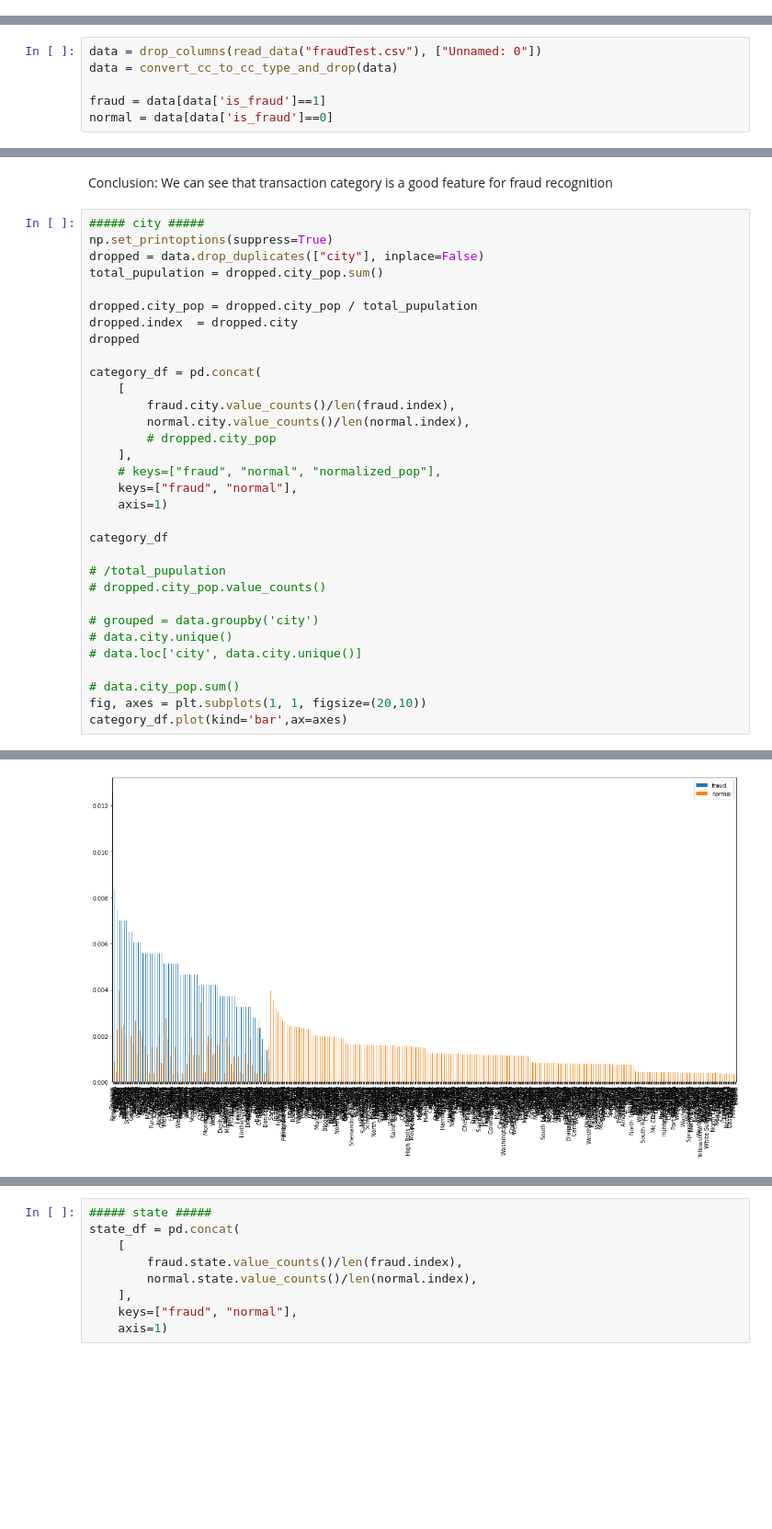
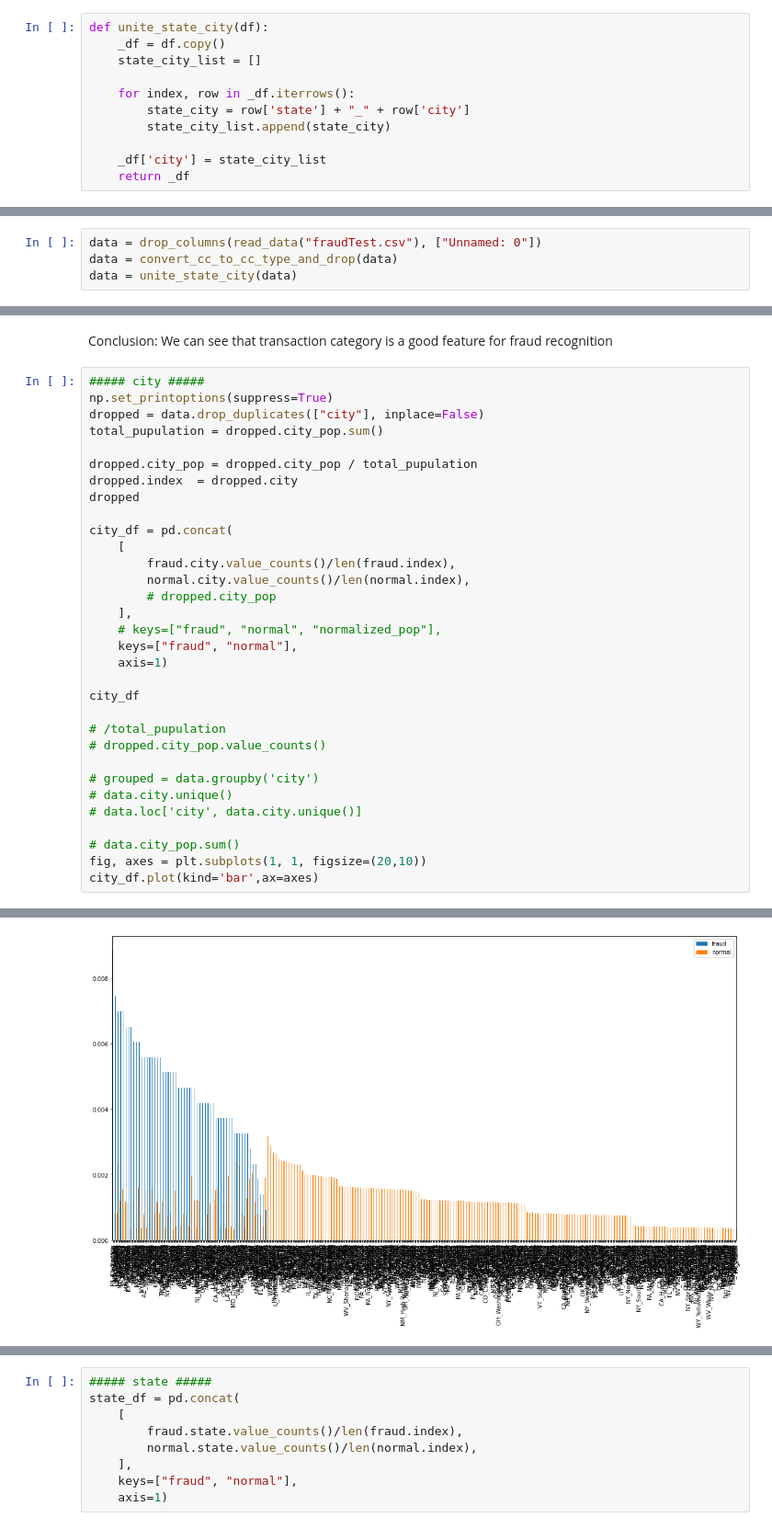
Before and after one commit to sashaaKr/master-of-science, a Jupyter notebook: semester_2/Advanced_Topics_in_Machine_Learning/assignment_2/Advanced Machine Learning - HW #2.ipynb, the cells around one changed output, grey strips where cells are left out. Shown at 92% size. Saved outputs shown, nothing was run; the diff lists cells and outputs as text; blank space fills up the shorter version.

Commit message:
target, plot, remember install for target

```diff
--- a/semester_2/Advanced_Topics_in_Machine_Learning/assignment_2/Advanced Machine Learning - HW #2.ipynb
+++ b/semester_2/Advanced_Topics_in_Machine_Learning/assignment_2/Advanced Machine Learning - HW #2.ipynb
@@ -286,12 +290,21 @@ def is_diners_club_carte_international(cc_number):
 convert_cc_to_cc_type(df_test).cc_type.value_counts()
 df_test
 # convert_to_categorical_trans_date_and_drop(df_test).columns
+# %%
+def unite_state_city(df):
+    _df = df.copy()
+    state_city_list = []
+
+    for index, row in _df.iterrows():
+        state_city = row['state'] + "_" + row['city']
+        state_city_list.append(state_city)
+
+    _df['city'] = state_city_list
+    return _df
 # %% [markdown]
 ## Task 1 Identify Features
 Assemble a dataset consisting of features and target (for example in a dataframe or in two arrays X and y). What features are relevant for the prediction task? What features should be excluded because they leak the target information? Show visualizations or statistics to support your selection
 # %%
 data = drop_columns(read_data("fraudTest.csv"), ["Unnamed: 0"])
 data = convert_cc_to_cc_type_and_drop(data)
-
-fraud = data[data['is_fraud']==1]
-normal = data[data['is_fraud']==0]
+data = unite_state_city(data)
@@ -400,34 +416,34 @@ total_pupulation = dropped.city_pop.sum()
 dropped.city_pop = dropped.city_pop / total_pupulation
 dropped.index  = dropped.city
 dropped
 
-category_df = pd.concat(
+city_df = pd.concat(
     [
         fraud.city.value_counts()/len(fraud.index),
         normal.city.value_counts()/len(normal.index),
         # dropped.city_pop
     ],
     # keys=["fraud", "normal", "normalized_pop"],
     keys=["fraud", "normal"],
     axis=1)
 
-category_df
+city_df
 
 # /total_pupulation
 # dropped.city_pop.value_counts()
 
 # grouped = data.groupby('city')
 # data.city.unique()
 # data.loc['city', data.city.unique()]
 
 # data.city_pop.sum()
 fig, axes = plt.subplots(1, 1, figsize=(20,10))
-category_df.plot(kind='bar',ax=axes)
+city_df.plot(kind='bar',ax=axes)
 # %% [output]
 A value is trying to be set on a copy of a slice from a DataFrame.
 Try using .loc[row_indexer,col_indexer] = value instead
 
 See the caveats in the documentation: https://pandas.pydata.org/pandas-docs/stable/user_guide/indexing.html#returning-a-view-versus-a-copy
   self[name] = value
 <AxesSubplot:>
-[figure, old version]
+[figure, new version]
```
Also changed, not shown: parts of 13 cells of this notebook, 1 other file.
